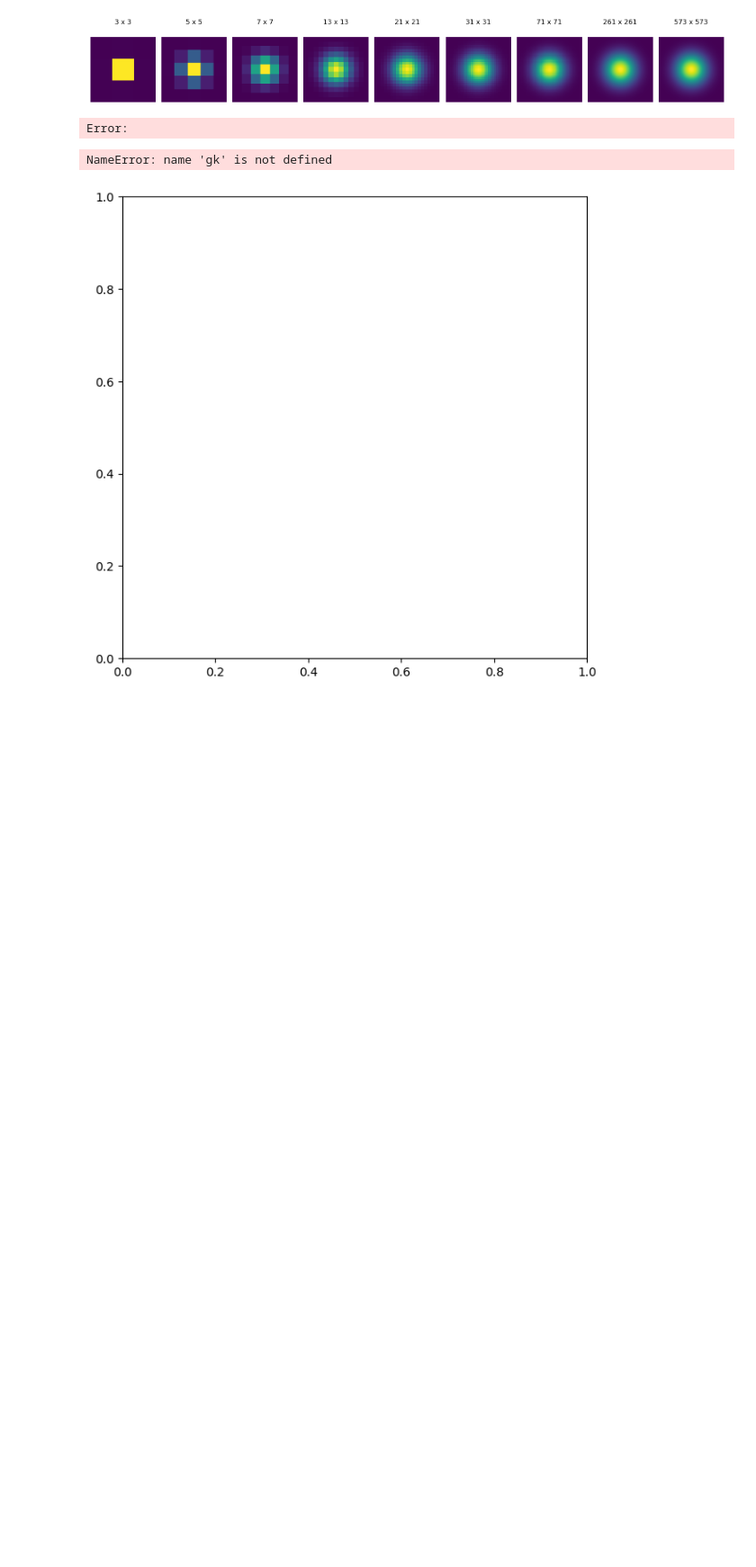
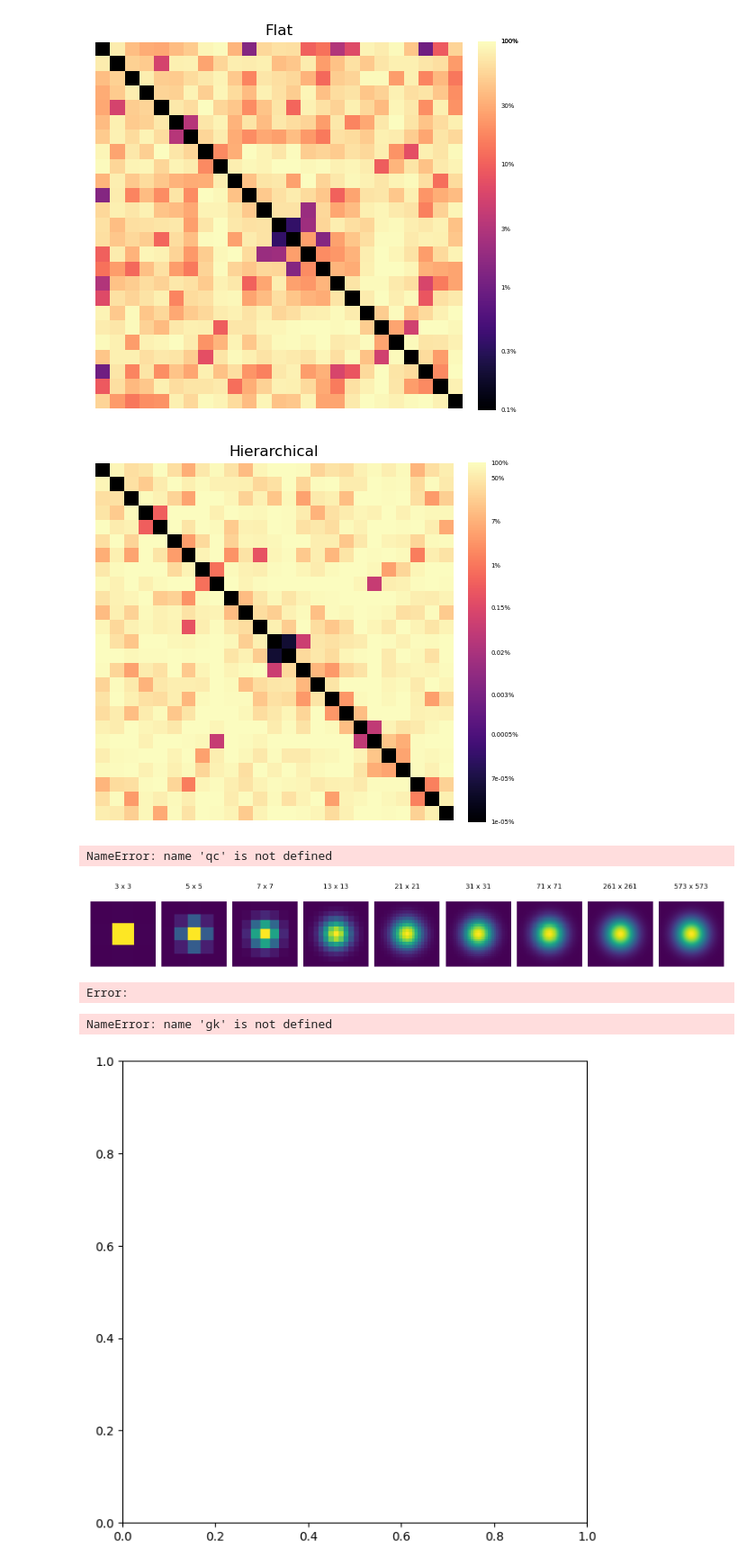
Before and after one commit to asgersvenning/mini_trainer, a Jupyter notebook: examples/test.ipynb, the cells around one changed output. Shown at 90% size. Saved outputs shown, nothing was run; the diff lists cells and outputs as text; code cells hidden in the pictures; blank space fills up the shorter version.

Commit message:
First successful comparison training between flat and hierarchical

```diff
--- a/examples/test.ipynb
+++ b/examples/test.ipynb
@@ -1,3 +1,36 @@
+# %%
+from mini_trainer.builders import BaseBuilder
+from mini_trainer.classifier import last_layer_weights
+from mini_trainer.utils.plot import plot_heatmap
+
+from matplotlib import pyplot as plt
+import torch
+
+for tp, w in zip(["Flat", "Hierarchical"], ["blair/efficientnet_b0_full_e50.pt", "blair/hierarchical_efficientnet_b0_full_e5_3.pt"]):
+    model, _ = BaseBuilder.build_model(model_type="efficientnet_b0", weights=w)
+    def class_distance(classification_weights : torch.Tensor, probability : bool=True):
+        classification_weights = classification_weights.cpu().clone().to(torch.float64)
+        classification_weights -= classification_weights.mean(dim = 1, keepdim=True)
+        classification_weights /= classification_weights.std(dim = 1, unbiased=True, keepdim=True)
+
+        class_dmat = torch.cdist(classification_weights, classification_weights)
+        if not probability:
+            return class_dmat
+        class_dmat_cdf = torch.distributions.Chi2(classification_weights.shape[1]).cdf((class_dmat ** 2 / 2))
+        if not isinstance(class_dmat_cdf, torch.Tensor):
+            raise RuntimeError(f"Unexpected CDF output type {type(class_dmat_cdf)} produced from class distance matrix.")
+        return class_dmat_cdf
+
+    llw = last_layer_weights(model)
+    cdm = class_distance(llw, True)
+    cdm.fill_diagonal_(torch.nan)
+    fig, ax = plot_heatmap(cdm, figsize=(5, 5), font_size=5)
+
+    ax.set_title(tp)
+    fig.show()
+# %% [output]
+[figure, added]
+[figure, added]
 # %%
 import json
 from matplotlib import pyplot as plt
@@ -97,7 +130,7 @@ import numpy as np
 import torch
 from PIL import Image
 
-from mini_trainer.builders import base_model_builder
+from mini_trainer.builders import BaseBuilder
 
 with open("quality/class_description.json", "rb") as f:
     cls2desc = {k : v.strip().split(":")[0] for k, v in json.load(f).items()}
@@ -111,12 +144,11 @@ idx2cls = {v : k for k, v in cls2idx.items()}
 
 dev, dt = torch.device("cuda:0"), torch.float32
 
-qcmodel, mproc = base_model_builder(
-    model="efficientnet_v2_s",
+qcmodel, mproc = BaseBuilder.build_model(
+    model_type="efficientnet_v2_s",
     weights="quality/efficientnet_v2_s_full_e15.pt",
     device=dev,
     dtype=dt,
-    fine_tune=False,
     num_classes=len(cls2desc)
 )
 qcmodel.eval()
@@ -134,7 +166,7 @@ with torch.inference_mode():
 
 for i in range(5):
     print("_"*60)
-    print(f"PREDICTION #{i}")
+    print(f"PREdictION #{i}")
     print(f"Model output: [{', '.join([f'{v:.1f}' for v in tout[i]])}]")
     print(f"Model confidences: [{', '.join([f'{c.item():.0%}' for c in tconfs[i]])}]")
     print(f"Model prediction & confidence: {cls2desc[tcls[i]]} ({tconf[i]:.1%})")
@@ -143,6 +175,8 @@ for i in range(5):
     print(f"Saved/Predicted class: {qc5["pred"][i]}/{tcls[i]}")
     print()
     print()
+# %% [output]
+NameError: name 'qc' is not defined
 # %%
 # Creates a gaussian kernel with the specified shape
 def gk(shape):
```
Also changed, not shown: parts of 4 cells of this notebook, 15 other files.
